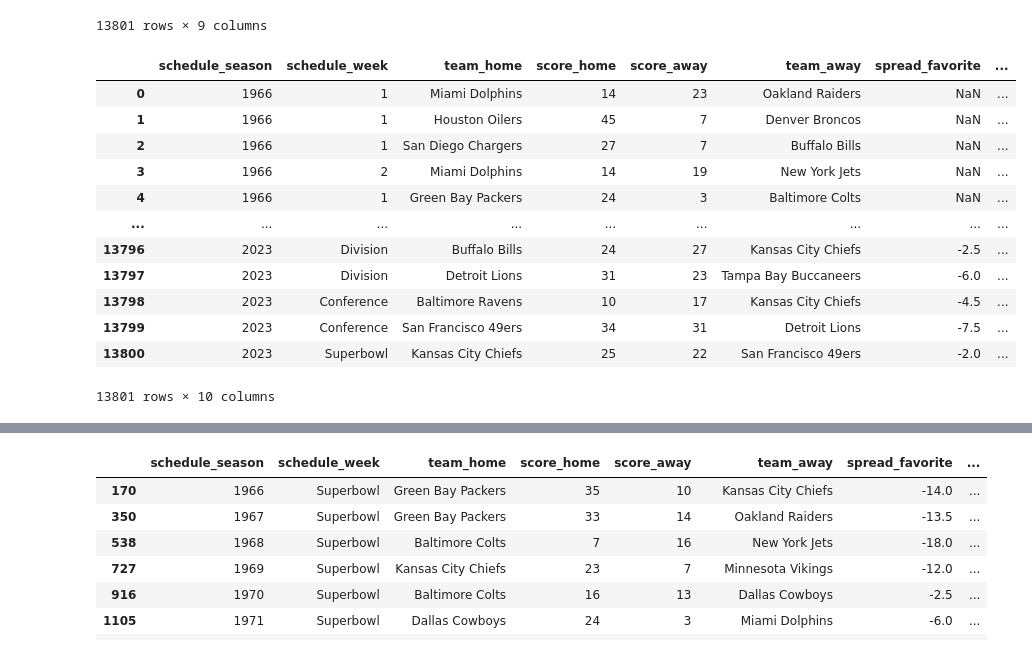
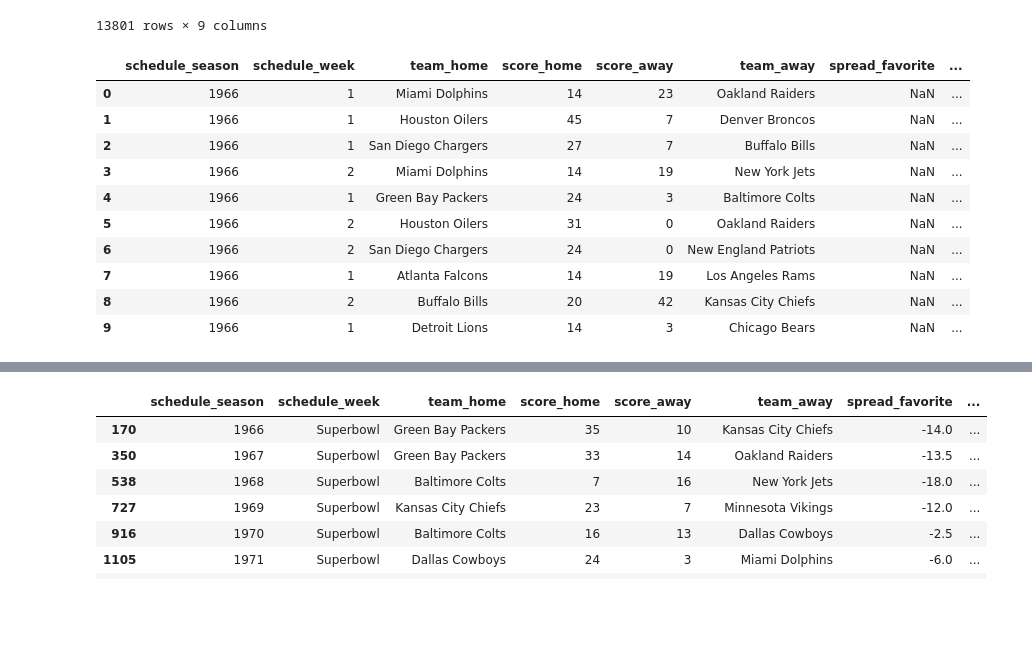
Before and after one commit to abajwah/abajwah.github.io, a Jupyter notebook: final.ipynb, the cells around one changed output, grey strips where cells are left out. Saved outputs shown, nothing was run; the diff lists cells and outputs as text; code cells hidden in the pictures; blank space fills up the shorter version.

```diff
--- a/final.ipynb
+++ b/final.ipynb
@@ -184,30 +173,28 @@ scores_data
 # %%
 # make a column called winning_team that shows who won the game
 
 # compare the score_home and score_away
 def determine_winner(row):
     if row['score_home'] > row['score_away']:
         return row['team_home']
     else:
         return row['team_away']
 
 scores_data['winning_team'] = scores_data.apply(determine_winner, axis=1)
 
-scores_data
+scores_data.head(10)
 # %% [output]
 |  | schedule_season | schedule_week | team_home | score_home | score_away | team_away | spread_favorite | ... |
 | 0 | 1966 | 1 | Miami Dolphins | 14 | 23 | Oakland Raiders | NaN | ... |
 | 1 | 1966 | 1 | Houston Oilers | 45 | 7 | Denver Broncos | NaN | ... |
 | 2 | 1966 | 1 | San Diego Chargers | 27 | 7 | Buffalo Bills | NaN | ... |
 | 3 | 1966 | 2 | Miami Dolphins | 14 | 19 | New York Jets | NaN | ... |
 | 4 | 1966 | 1 | Green Bay Packers | 24 | 3 | Baltimore Colts | NaN | ... |
-| ... | ... | ... | ... | ... | ... | ... | ... | ... |
-| 13796 | 2023 | Division | Buffalo Bills | 24 | 27 | Kansas City Chiefs | -2.5 | ... |
-| 13797 | 2023 | Division | Detroit Lions | 31 | 23 | Tampa Bay Buccaneers | -6.0 | ... |
-| 13798 | 2023 | Conference | Baltimore Ravens | 10 | 17 | Kansas City Chiefs | -4.5 | ... |
-| 13799 | 2023 | Conference | San Francisco 49ers | 34 | 31 | Detroit Lions | -7.5 | ... |
-| 13800 | 2023 | Superbowl | Kansas City Chiefs | 25 | 22 | San Francisco 49ers | -2.0 | ... |
+| 5 | 1966 | 2 | Houston Oilers | 31 | 0 | Oakland Raiders | NaN | ... |
+| 6 | 1966 | 2 | San Diego Chargers | 24 | 0 | New England Patriots | NaN | ... |
+| 7 | 1966 | 1 | Atlanta Falcons | 14 | 19 | Los Angeles Rams | NaN | ... |
+| 8 | 1966 | 2 | Buffalo Bills | 20 | 42 | Kansas City Chiefs | NaN | ... |
+| 9 | 1966 | 1 | Detroit Lions | 14 | 3 | Chicago Bears | NaN | ... |
-13801 rows × 10 columns
 # %%
 # make separate dataframe to see spread betting
 betting_df = scores_data
```
Also changed, not shown: parts of 5 cells of this notebook.
